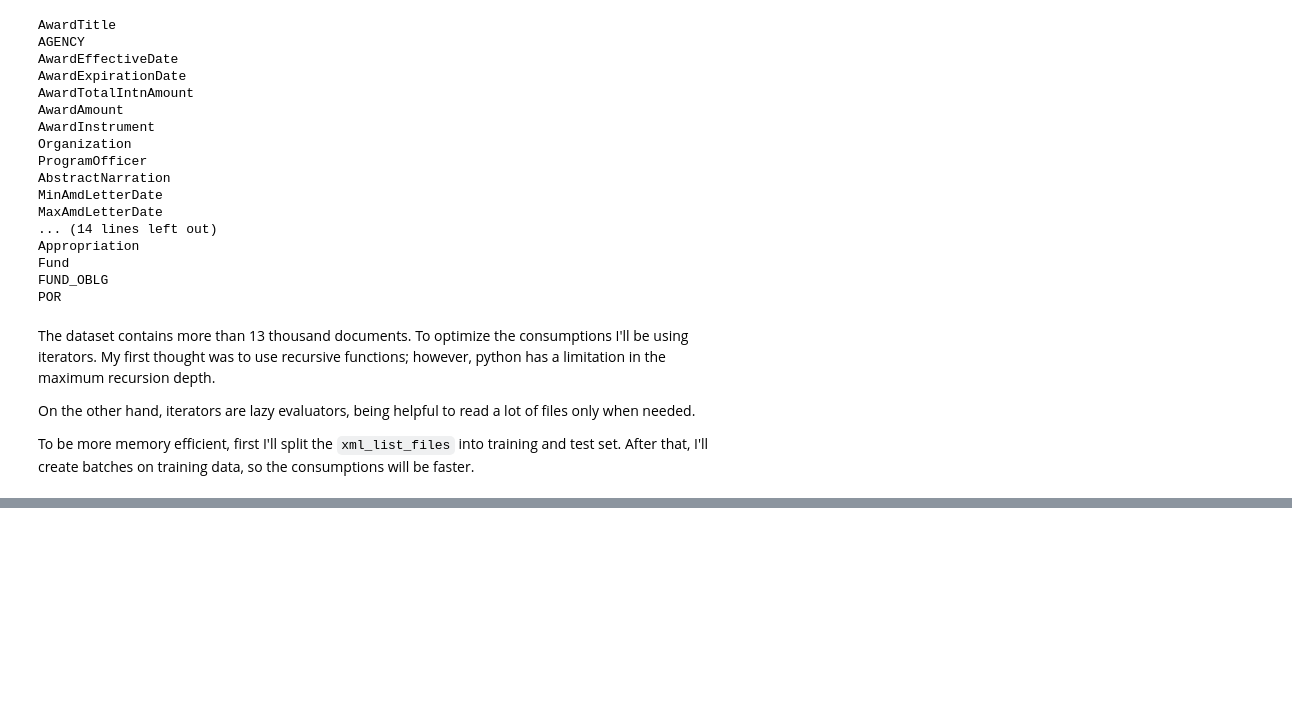
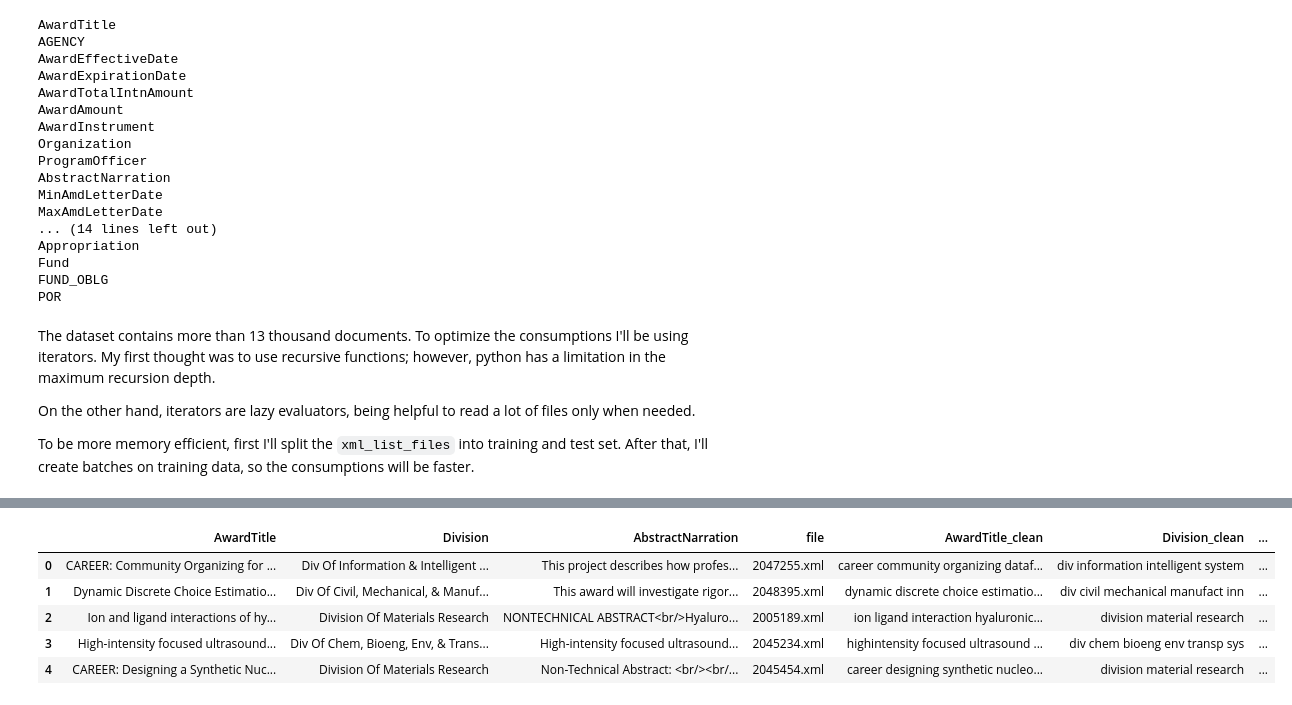
Before and after one commit to EdRome/GlobantChallenge, a Jupyter notebook: challengeglobant.ipynb, the cells around one changed output, grey strips where cells are left out. Cells and saved outputs as stored; diff of their text form; code cells hidden in the pictures; blank space fills up the shorter version.

```diff
--- a/challengeglobant.ipynb
+++ b/challengeglobant.ipynb
@@ -165,0 +284,11 @@ df1
+# %%
+# Now, surely there are a bunch of words that are similar to each other, for example, the division_clean column has two different ways to refers to word
+# "division": Division and div.
+df1.head()
+# %% [output]
+|  | AwardTitle | Division | AbstractNarration | file | AwardTitle_clean | Division_clean | ... |
+| 0 | CAREER: Community Organizing for ... | Div Of Information & Intelligent ... | This project describes how profes... | 2047255.xml | career community organizing dataf... | div information intelligent system | ... |
+| 1 | Dynamic Discrete Choice Estimatio... | Div Of Civil, Mechanical, & Manuf... | This award will investigate rigor... | 2048395.xml | dynamic discrete choice estimatio... | div civil mechanical manufact inn | ... |
+| 2 | Ion and ligand interactions of hy... | Division Of Materials Research | NONTECHNICAL ABSTRACT<br/>Hyaluro... | 2005189.xml | ion ligand interaction hyaluronic... | division material research | ... |
+| 3 | High-intensity focused ultrasound... | Div Of Chem, Bioeng, Env, & Trans... | High-intensity focused ultrasound... | 2045234.xml | highintensity focused ultrasound ... | div chem bioeng env transp sys | ... |
+| 4 | CAREER: Designing a Synthetic Nuc... | Division Of Materials Research | Non-Technical Abstract: <br/><br/... | 2045454.xml | career designing synthetic nucleo... | division material research | ... |
```
Also changed, not shown: parts of 19 cells of this notebook.
